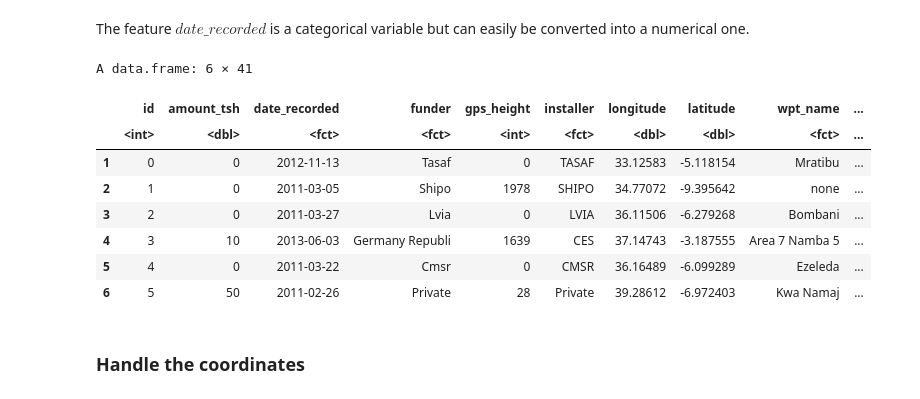
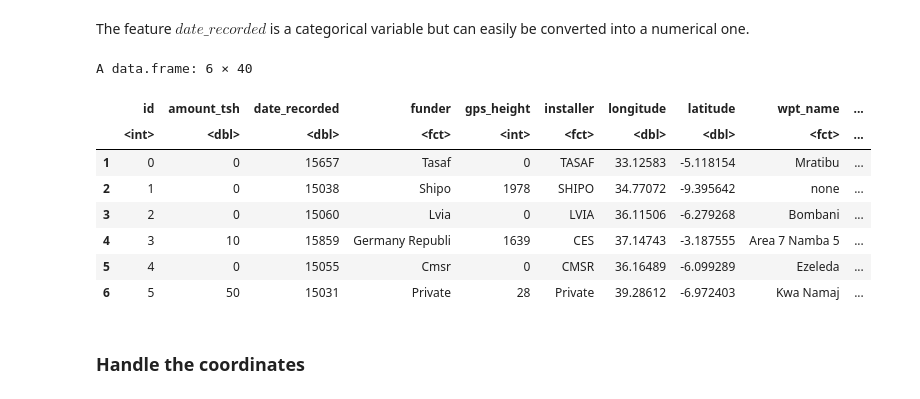
Before and after one commit to miromatagne/Driven-Data-Competition, a Jupyter notebook: ReportTemplate.ipynb, the cells around one changed output. Cells and saved outputs as stored; diff of their text form; code cells hidden in the pictures.

```diff
--- a/ReportTemplate.ipynb
+++ b/ReportTemplate.ipynb
@@ -137,3 +139,5 @@ create_smote_dataset <- function(df) {
     df <- smote(status_group ~ ., df, perc.over = 3,perc.under=3)
     return(df)
 }
+# %%
+demo_data <- create_smote_dataset(demo_data)
@@ -147,3 +159,5 @@ create_over_sampling_dataset <- function(df) {
     }
     return(df)
 }
+# %%
+demo_data <- create_over_sampling_dataset(demo_data)
@@ -187,4 +209,6 @@ remove_useless_features <- function(df) {
     df <- subset(df,select=-c(recorded_by))
     return(df)
 }
+# %%
+demo_data <- remove_useless_features(demo_data)
 # %%
@@ -200,18 +224,20 @@ convert_date_to_numeric <- function(df) {
     df$date_recorded <- as.numeric(as.Date(df$date_recorded))
     return(df)
 }
+# %%
+demo_data <- convert_date_to_numeric(demo_data)
 # %%
-head(data)
+head(demo_data)
 # %% [output]
-A data.frame: 6 × 41
+A data.frame: 6 × 40
 |  | id | amount_tsh | date_recorded | funder | gps_height | installer | longitude | latitude | wpt_name | ... |
-|  | <int> | <dbl> | <fct> | <fct> | <int> | <fct> | <dbl> | <dbl> | <fct> | ... |
-| 1 | 0 | 0 | 2012-11-13 | Tasaf | 0 | TASAF | 33.12583 | -5.118154 | Mratibu | ... |
-| 2 | 1 | 0 | 2011-03-05 | Shipo | 1978 | SHIPO | 34.77072 | -9.395642 | none | ... |
-| 3 | 2 | 0 | 2011-03-27 | Lvia | 0 | LVIA | 36.11506 | -6.279268 | Bombani | ... |
-| 4 | 3 | 10 | 2013-06-03 | Germany Republi | 1639 | CES | 37.14743 | -3.187555 | Area 7 Namba 5 | ... |
-| 5 | 4 | 0 | 2011-03-22 | Cmsr | 0 | CMSR | 36.16489 | -6.099289 | Ezeleda | ... |
-| 6 | 5 | 50 | 2011-02-26 | Private | 28 | Private | 39.28612 | -6.972403 | Kwa Namaj | ... |
+|  | <int> | <dbl> | <dbl> | <fct> | <int> | <fct> | <dbl> | <dbl> | <fct> | ... |
+| 1 | 0 | 0 | 15657 | Tasaf | 0 | TASAF | 33.12583 | -5.118154 | Mratibu | ... |
+| 2 | 1 | 0 | 15038 | Shipo | 1978 | SHIPO | 34.77072 | -9.395642 | none | ... |
+| 3 | 2 | 0 | 15060 | Lvia | 0 | LVIA | 36.11506 | -6.279268 | Bombani | ... |
+| 4 | 3 | 10 | 15859 | Germany Republi | 1639 | CES | 37.14743 | -3.187555 | Area 7 Namba 5 | ... |
+| 5 | 4 | 0 | 15055 | Cmsr | 0 | CMSR | 36.16489 | -6.099289 | Ezeleda | ... |
+| 6 | 5 | 50 | 15031 | Private | 28 | Private | 39.28612 | -6.972403 | Kwa Namaj | ... |
 # %% [markdown]
 ### Handle the coordinates
 # %% [markdown]
```
Also changed, not shown: parts of 22 cells of this notebook, 3 other files.
